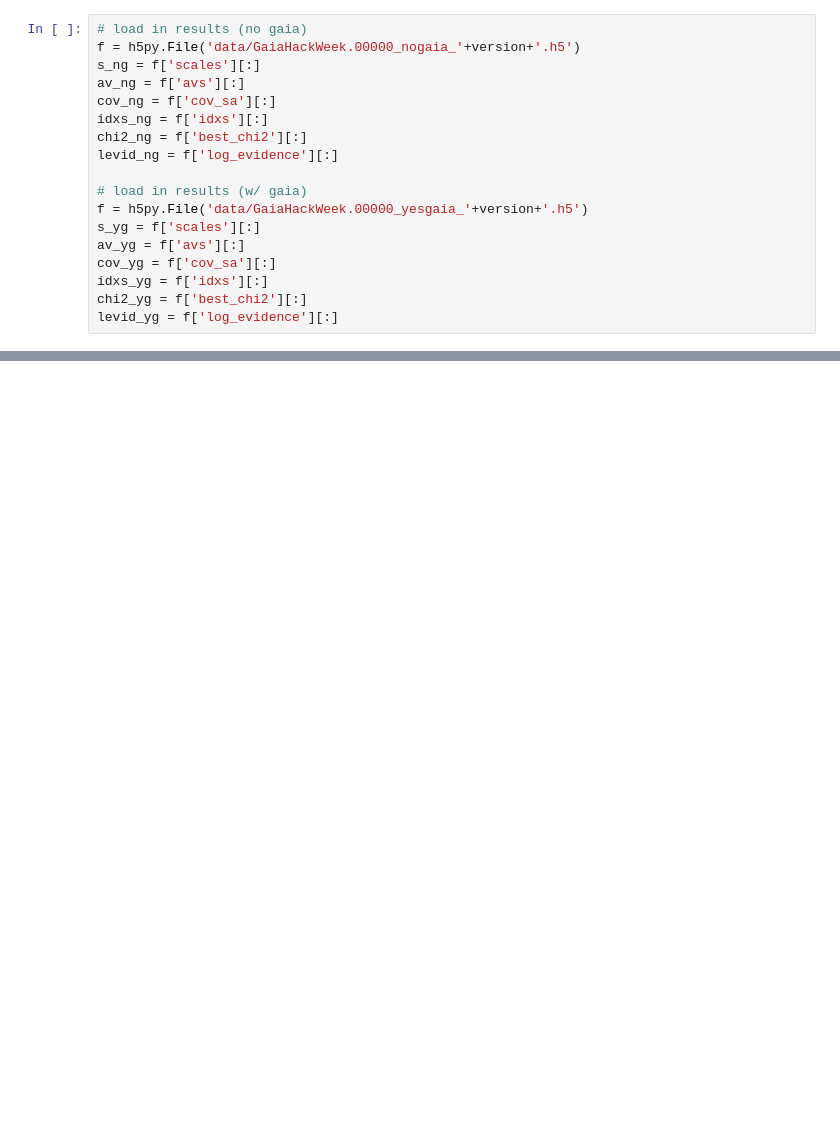
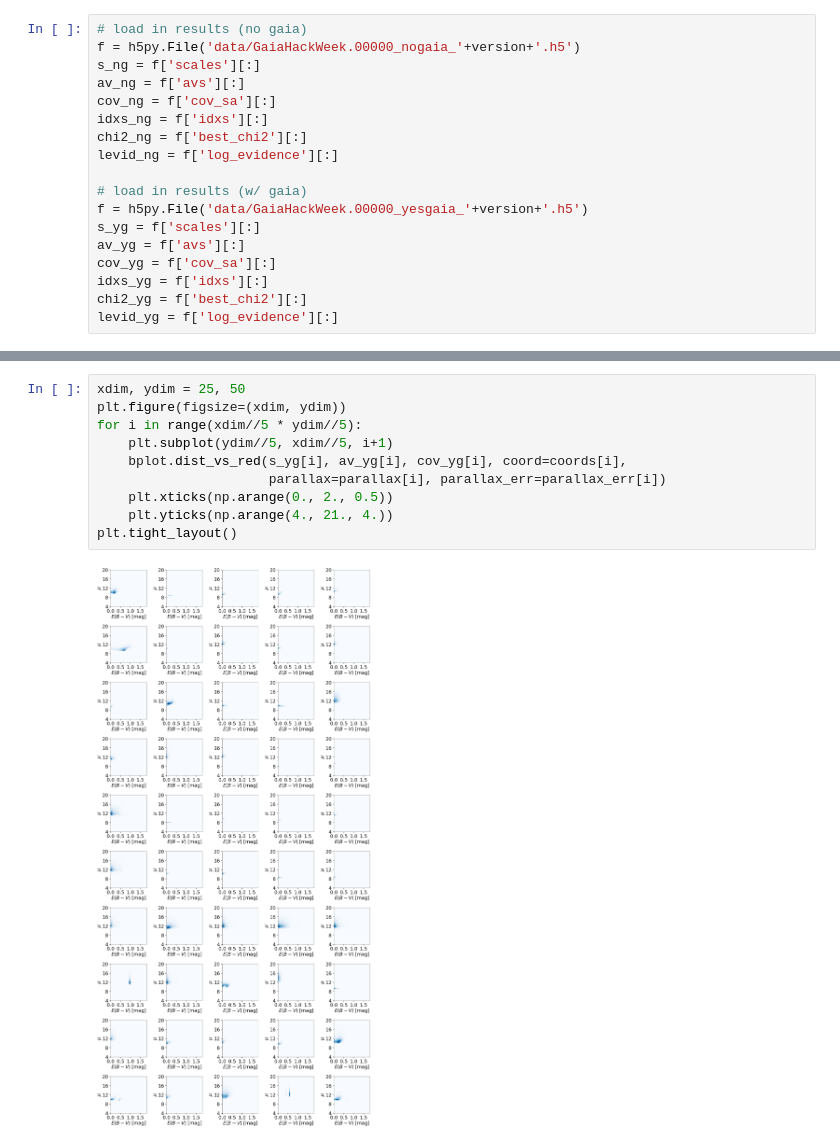
Before and after one commit to joshspeagle/brutus, a Jupyter notebook: bayestar_comparison.ipynb, the cells around one changed output, grey strips where cells are left out. Saved outputs shown, nothing was run; the diff lists cells and outputs as text; blank space fills up the shorter version.

```diff
--- a/bayestar_comparison.ipynb
+++ b/bayestar_comparison.ipynb
@@ -151,0 +151,12 @@ Best-fit chi2: 1.56488
+# %%
+xdim, ydim = 25, 50
+plt.figure(figsize=(xdim, ydim))
+for i in range(xdim//5 * ydim//5):
+    plt.subplot(ydim//5, xdim//5, i+1)
+    bplot.dist_vs_red(s_yg[i], av_yg[i], cov_yg[i], coord=coords[i],
+                      parallax=parallax[i], parallax_err=parallax_err[i])
+    plt.xticks(np.arange(0., 2., 0.5))
+    plt.yticks(np.arange(4., 21., 4.))
+plt.tight_layout()
+# %% [output]
+[figure, added]
```
Also changed, not shown: parts of 5 cells of this notebook, 1 other file.
